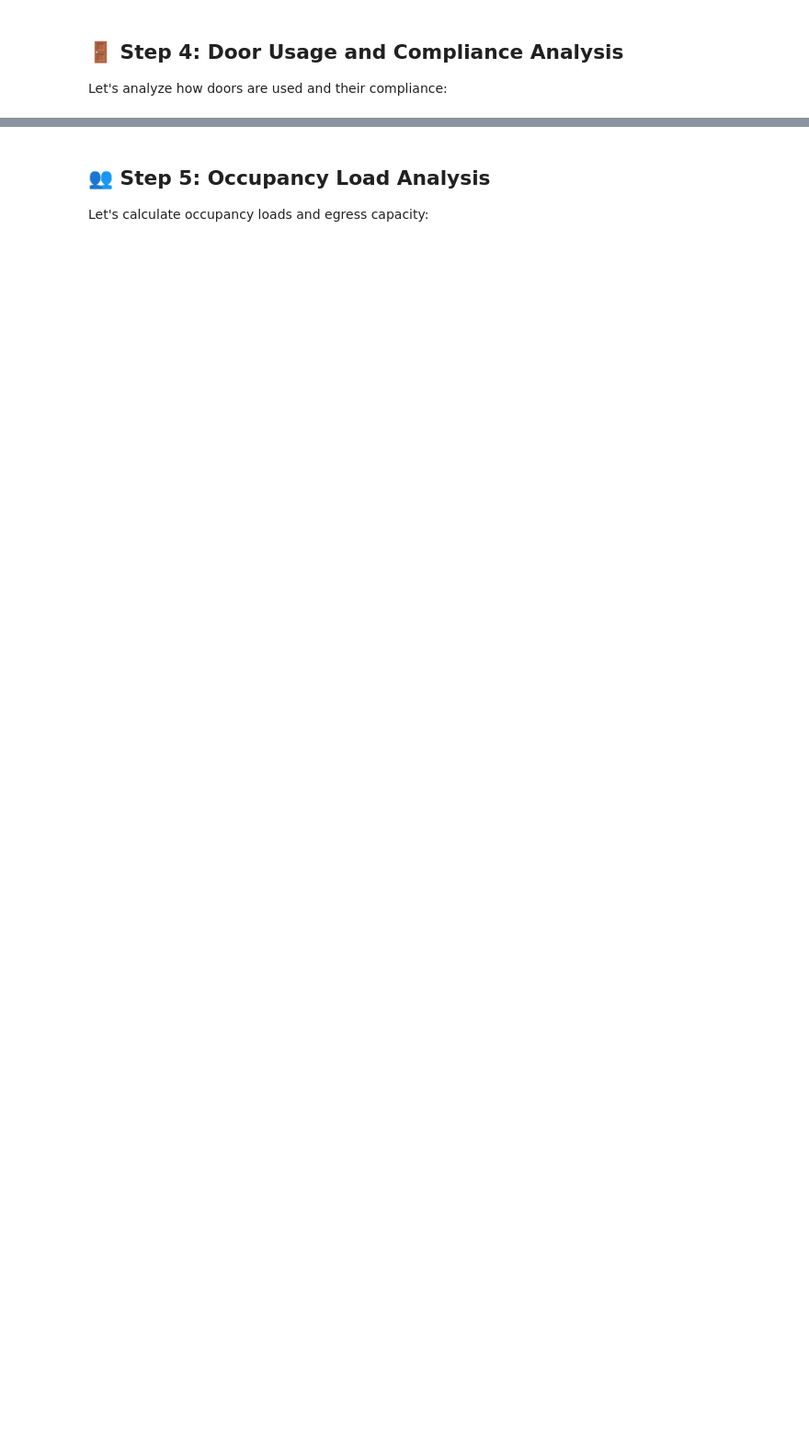
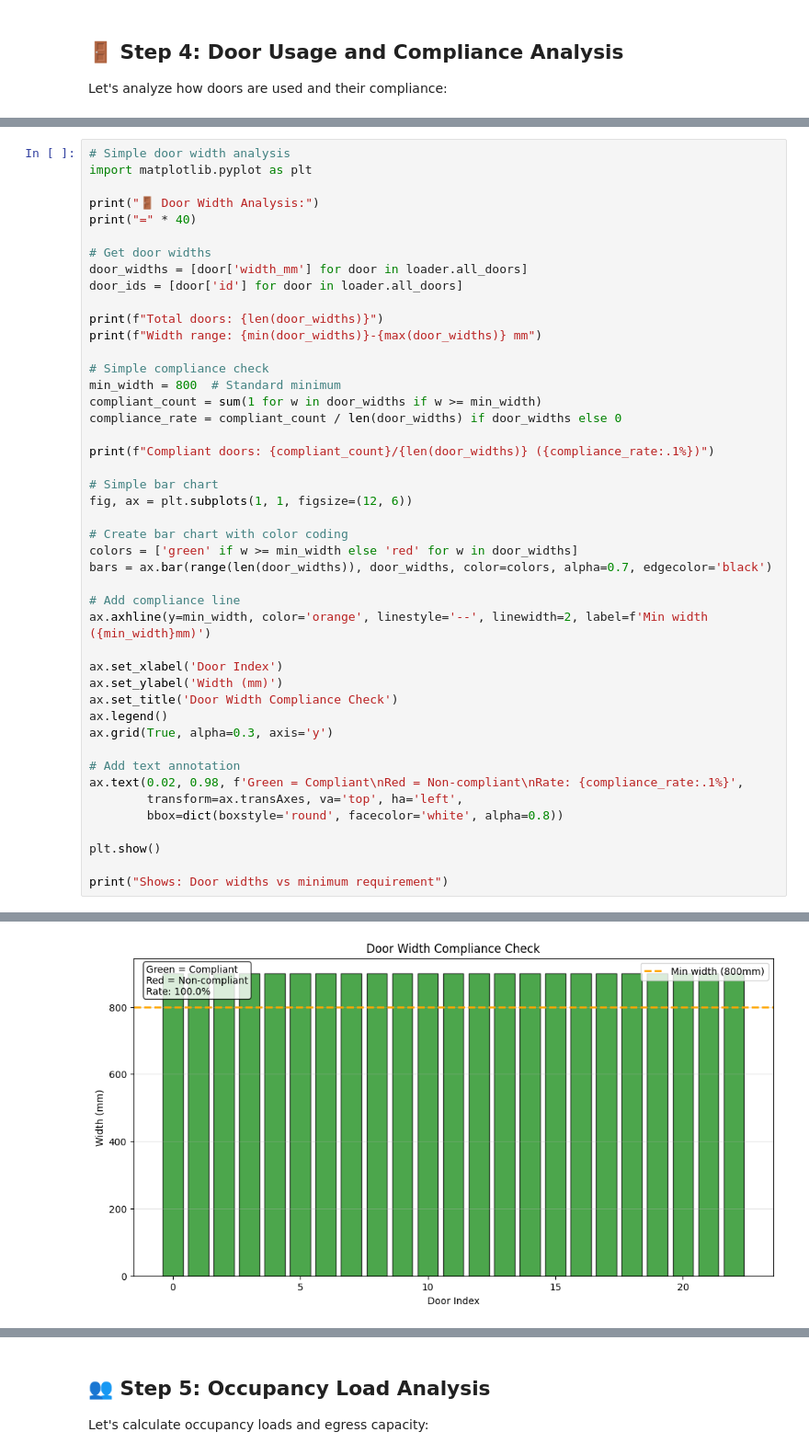
Before and after one commit to RaulAdSe/aec-agent, a Jupyter notebook: notebooks/02_calculations_simple.ipynb, the cells around one changed output, grey strips where cells are left out. Shown at 92% size. Cells and saved outputs as stored; diff of their text form; blank space fills up the shorter version.

```diff
--- a/notebooks/02_calculations_simple.ipynb
+++ b/notebooks/02_calculations_simple.ipynb
@@ -340,0 +445,46 @@ print(f"   🥧 Right: Distribution of doors across building levels")
+# %%
+# Simple door width analysis
+import matplotlib.pyplot as plt
+
+print("🚪 Door Width Analysis:")
+print("=" * 40)
+
+# Get door widths
+door_widths = [door['width_mm'] for door in loader.all_doors]
+door_ids = [door['id'] for door in loader.all_doors]
+
+print(f"Total doors: {len(door_widths)}")
+print(f"Width range: {min(door_widths)}-{max(door_widths)} mm")
+
+# Simple compliance check
+min_width = 800  # Standard minimum
+compliant_count = sum(1 for w in door_widths if w >= min_width)
+compliance_rate = compliant_count / len(door_widths) if door_widths else 0
+
+print(f"Compliant doors: {compliant_count}/{len(door_widths)} ({compliance_rate:.1%})")
+
+# Simple bar chart
+fig, ax = plt.subplots(1, 1, figsize=(12, 6))
+
+# Create bar chart with color coding
+colors = ['green' if w >= min_width else 'red' for w in door_widths]
+bars = ax.bar(range(len(door_widths)), door_widths, color=colors, alpha=0.7, edgecolor='black')
+
+# Add compliance line
+ax.axhline(y=min_width, color='orange', linestyle='--', linewidth=2, label=f'Min width ({min_width}mm)')
+
+ax.set_xlabel('Door Index')
+ax.set_ylabel('Width (mm)')
+ax.set_title('Door Width Compliance Check')
+ax.legend()
+ax.grid(True, alpha=0.3, axis='y')
+
+# Add text annotation
+ax.text(0.02, 0.98, f'Green = Compliant\nRed = Non-compliant\nRate: {compliance_rate:.1%}',
+        transform=ax.transAxes, va='top', ha='left',
+        bbox=dict(boxstyle='round', facecolor='white', alpha=0.8))
+
+plt.show()
+
+print("Shows: Door widths vs minimum requirement")
+# %% [output]
@@ -340,0 +496 @@ print(f"   🥧 Right: Distribution of doors across building levels")
+[figure, added]
```
Also changed, not shown: parts of 16 cells of this notebook.
